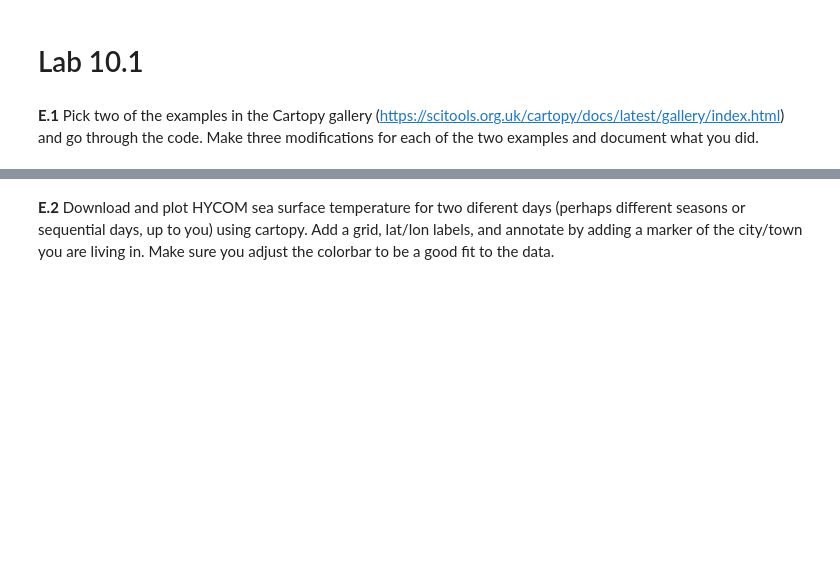
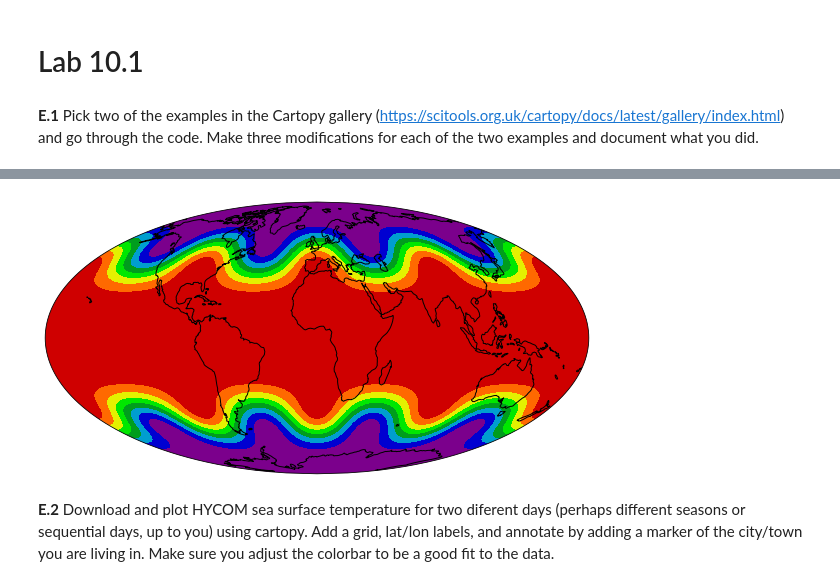
Before and after one commit to chsharrison/IntroSciComp_S2021, a Jupyter notebook: Lab10.1_cartopy_movies.ipynb, the cells around one changed output, grey strips where cells are left out. Saved outputs shown, nothing was run; the diff lists cells and outputs as text; code cells hidden in the pictures; blank space fills up the shorter version.

```diff
--- a/Lab10.1_cartopy_movies.ipynb
+++ b/Lab10.1_cartopy_movies.ipynb
@@ -27,0 +59,12 @@ The bigger number is b = 1
+# %%
+def minimum(r, s):
+
+    if r <= s:
+        return r
+    else:
+        return s
+
+
+r= 5
+s= 2
+print(minimum(r, s))
@@ -347,2 +384,43 @@ if __name__ == '__main__':
+# %%
+import matplotlib.pyplot as plt
+import numpy as np
+
+import cartopy.crs as ccrs
+
+
+def sample_data(shape=(73, 145)):
+    """Return ``lons``, ``lats`` and ``data`` of some fake data."""
+    nlats, nlons = shape
+    lats = np.linspace(-np.pi / 2, np.pi / 2, nlats)
+    lons = np.linspace(0, 2 * np.pi, nlons)
+    lons, lats = np.meshgrid(lons, lats)
+    wave = 0.75 * (np.sin(2 * lats) ** 8) * np.cos(4 * lons)
+    mean = 0.5 * np.cos(2 * lats) * ((np.sin(2 * lats)) ** 2 + 2)
+
+    lats = np.rad2deg(lats)
+    lons = np.rad2deg(lons)
+    data = wave + mean
+
+    return lons, lats, data
+
+
+def main():
+    fig = plt.figure(figsize=(10, 5))
+    ax = fig.add_subplot(1, 1, 1, projection=ccrs.Mollweide())
+
+    lons, lats, data = sample_data()
+
+    ax.contourf(lons, lats, data,
+                transform=ccrs.PlateCarree(),
+                cmap='nipy_spectral')
+    ax.coastlines()
+    ax.set_global()
+    plt.show()
+
+
+if __name__ == '__main__':
+    main()
+# %% [output]
+[figure, added]
 # %% [markdown]
 **E.2** Download and plot HYCOM sea surface temperature for two diferent days (perhaps different seasons or sequential days, up to you) using cartopy. Add a grid, lat/lon labels, and annotate by adding a marker of the city/town you are living in. Make sure you adjust the colorbar to be a good fit to the data.
```
Also changed, not shown: parts of 82 cells of this notebook.
